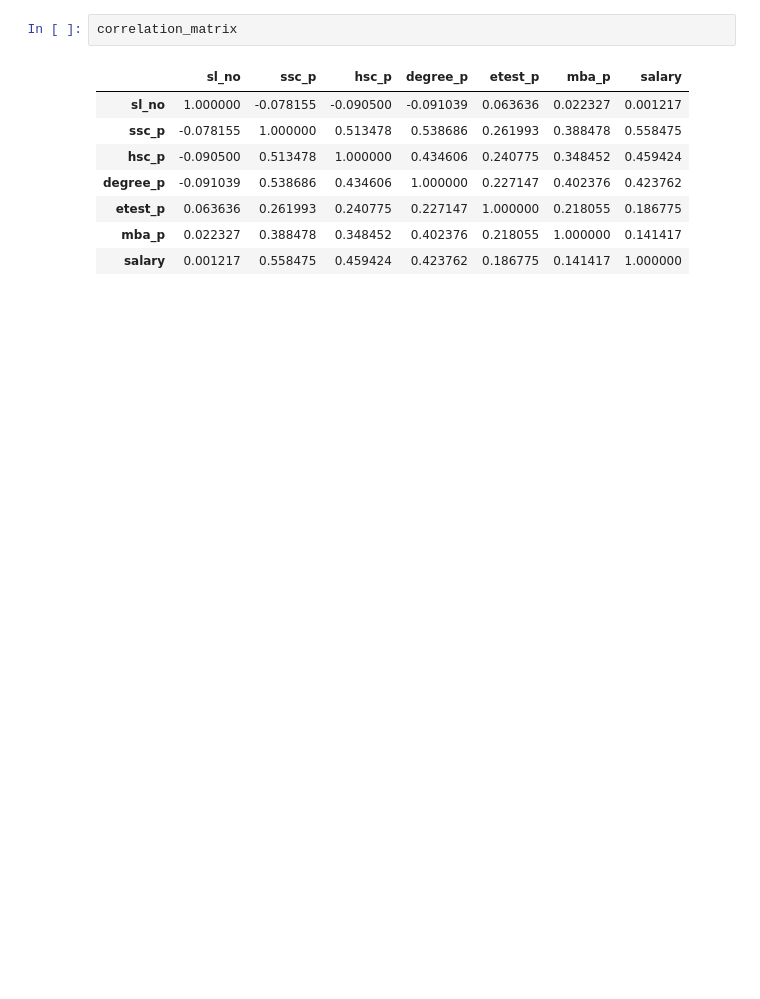
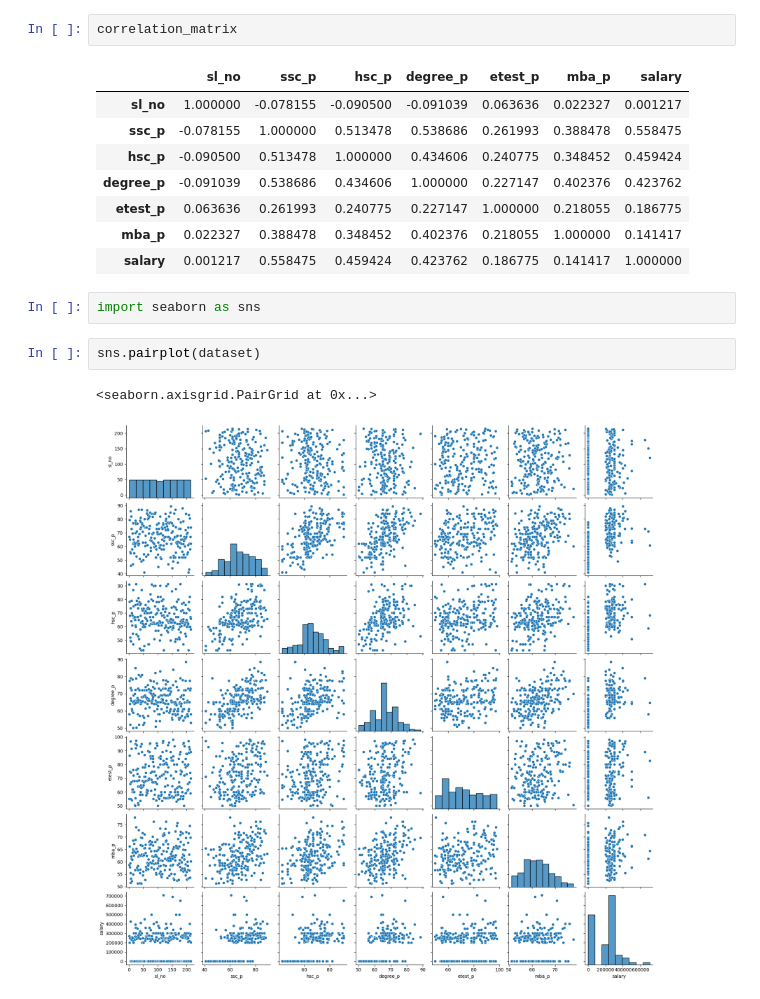
Before and after one commit to Bhavani148/Datascience, a Jupyter notebook: Week-6-DataScience-Bivariate/Bivariate.ipynb, the cells around one changed output. Saved outputs shown, nothing was run; the diff lists cells and outputs as text; blank space fills up the shorter version.

```diff
--- a/Week-6-DataScience-Bivariate/Bivariate.ipynb
+++ b/Week-6-DataScience-Bivariate/Bivariate.ipynb
@@ -113,3 +113,10 @@ correlation_matrix
 | etest_p | 0.063636 | 0.261993 | 0.240775 | 0.227147 | 1.000000 | 0.218055 | 0.186775 |
 | mba_p | 0.022327 | 0.388478 | 0.348452 | 0.402376 | 0.218055 | 1.000000 | 0.141417 |
 | salary | 0.001217 | 0.558475 | 0.459424 | 0.423762 | 0.186775 | 0.141417 | 1.000000 |
+# %%
+import seaborn as sns
+# %%
+sns.pairplot(dataset)
+# %% [output]
+<seaborn.axisgrid.PairGrid at 0x...>
+[figure, added]
```
Also changed, not shown: parts of 15 cells of this notebook.
